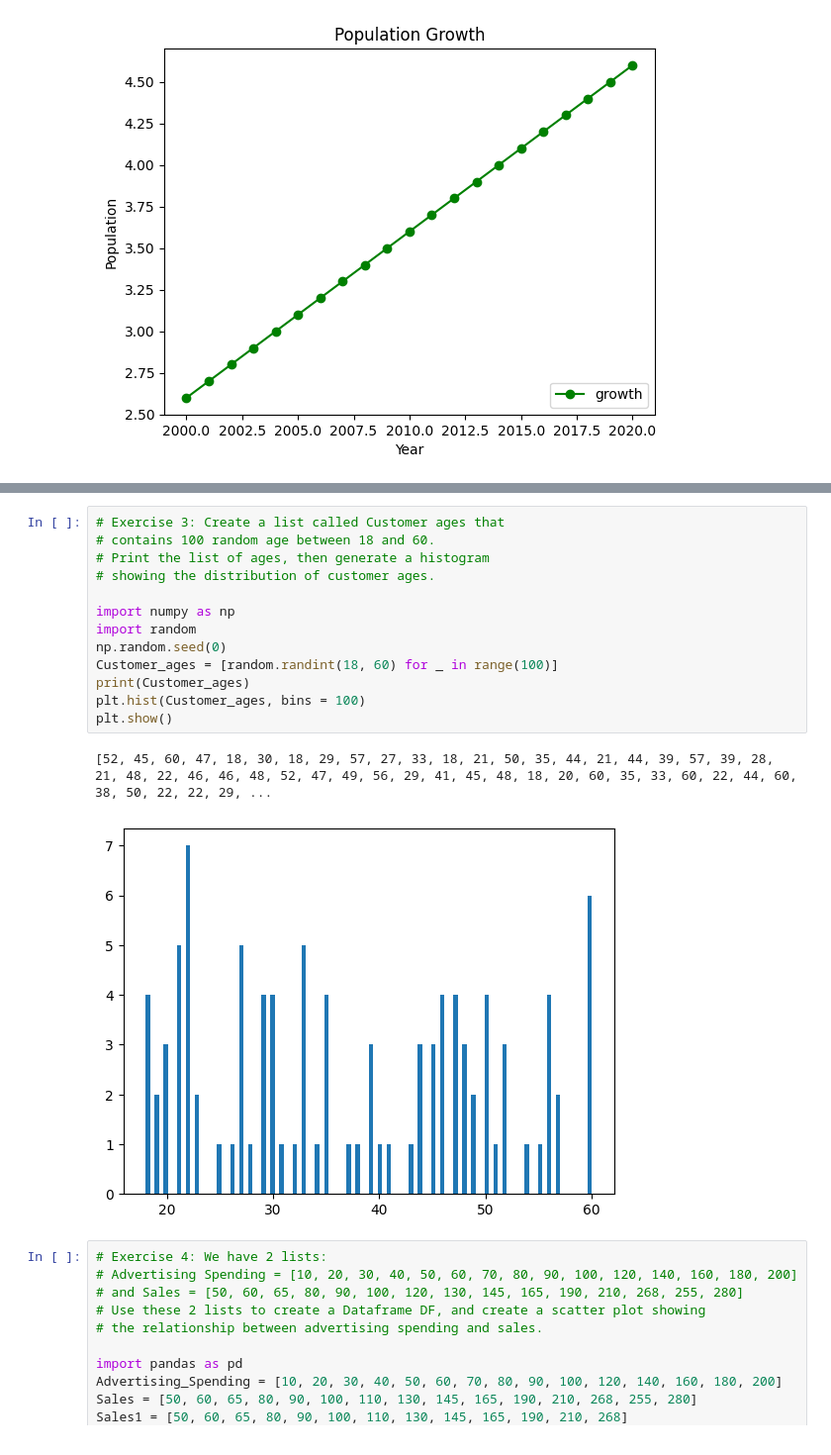
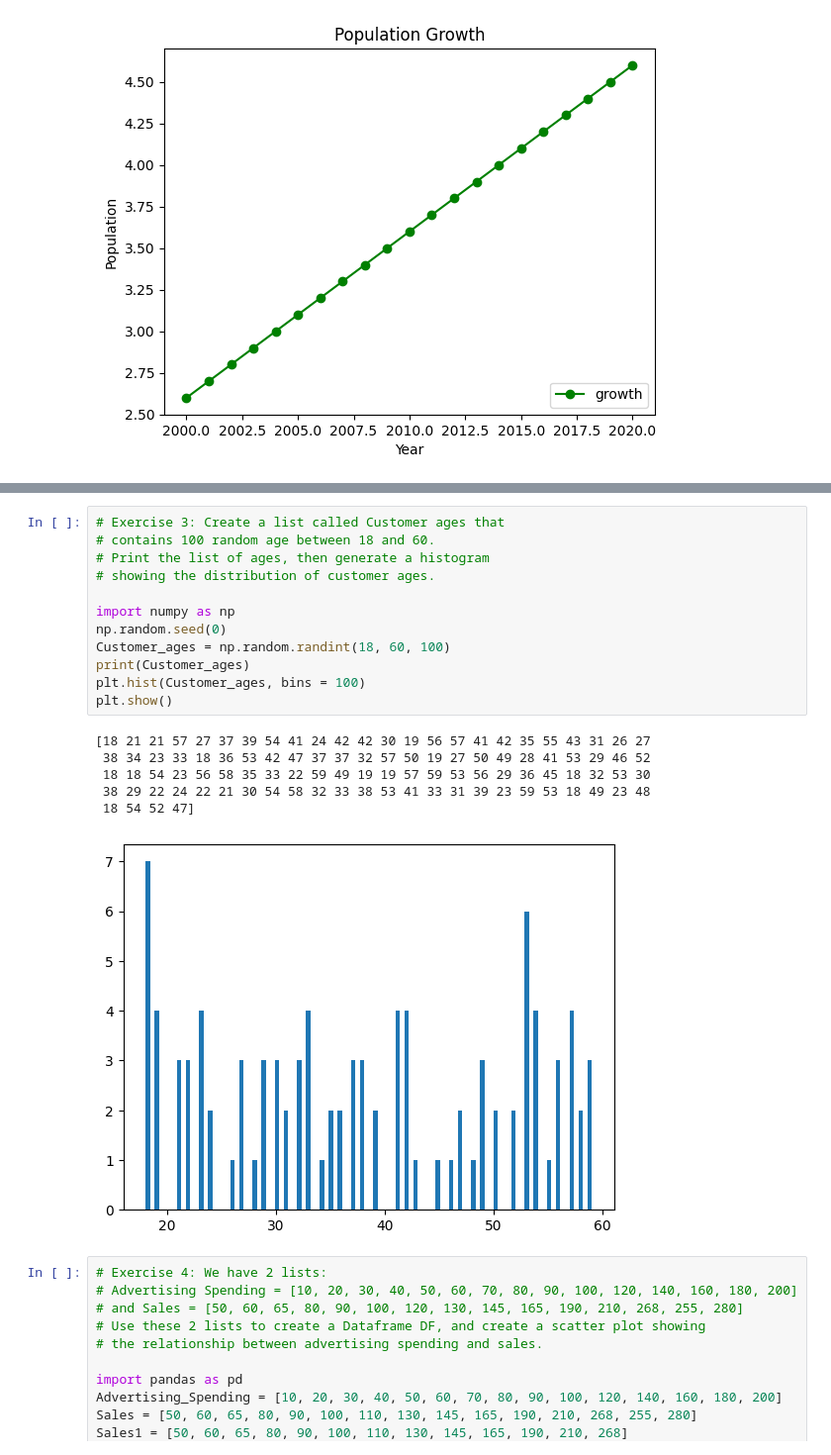
Before and after one commit to CypherKingdom/DataAnalysisPython, a Jupyter notebook: plotting.ipynb, the cells around one changed output, grey strips where cells are left out. Shown at 99% size. Cells and saved outputs as stored; diff of their text form.

```diff
--- a/plotting.ipynb
+++ b/plotting.ipynb
@@ -58,19 +58,22 @@ plt.show()
 # %%
 # Exercise 3: Create a list called Customer ages that
 # contains 100 random age between 18 and 60.
 # Print the list of ages, then generate a histogram
 # showing the distribution of customer ages.
 
 import numpy as np
-import random
 np.random.seed(0)
-Customer_ages = [random.randint(18, 60) for _ in range(100)]
+Customer_ages = np.random.randint(18, 60, 100)
 print(Customer_ages)
 plt.hist(Customer_ages, bins = 100)
 plt.show()
 # %% [output]
-[52, 45, 60, 47, 18, 30, 18, 29, 57, 27, 33, 18, 21, 50, 35, 44, 21, 44, 39, 57, 39, 28, 21, 48, 22, 46, 46, 48, 52, 47, 49, 56, 29, 41, 45, 48, 18, 20, 60, 35, 33, 60, 22, 44, 60, 38, 50, 22, 22, 29, ...
+[18 21 21 57 27 37 39 54 41 24 42 42 30 19 56 57 41 42 35 55 43 31 26 27
+ 38 34 23 33 18 36 53 42 47 37 37 32 57 50 19 27 50 49 28 41 53 29 46 52
+ 18 18 54 23 56 58 35 33 22 59 49 19 19 57 59 53 56 29 36 45 18 32 53 30
+ 38 29 22 24 22 21 30 54 58 32 33 38 53 41 33 31 39 23 59 53 18 49 23 48
+ 18 54 52 47]
-[figure, old version]
+[figure, new version]
 # %%
 # Exercise 4: We have 2 lists:
 # Advertising Spending = [10, 20, 30, 40, 50, 60, 70, 80, 90, 100, 120, 140, 160, 180, 200]
```
Also changed, not shown: parts of 4 cells of this notebook, 8 other files.
